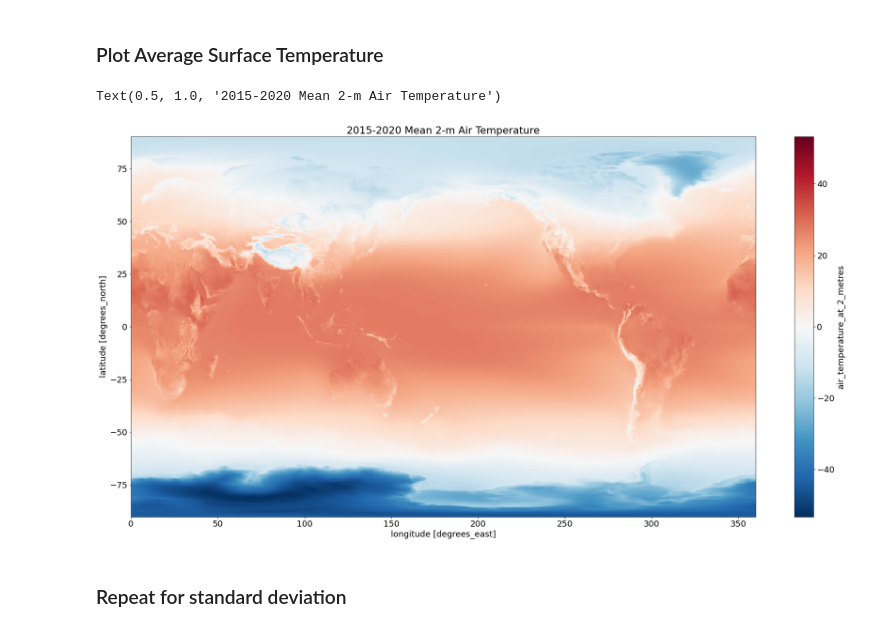
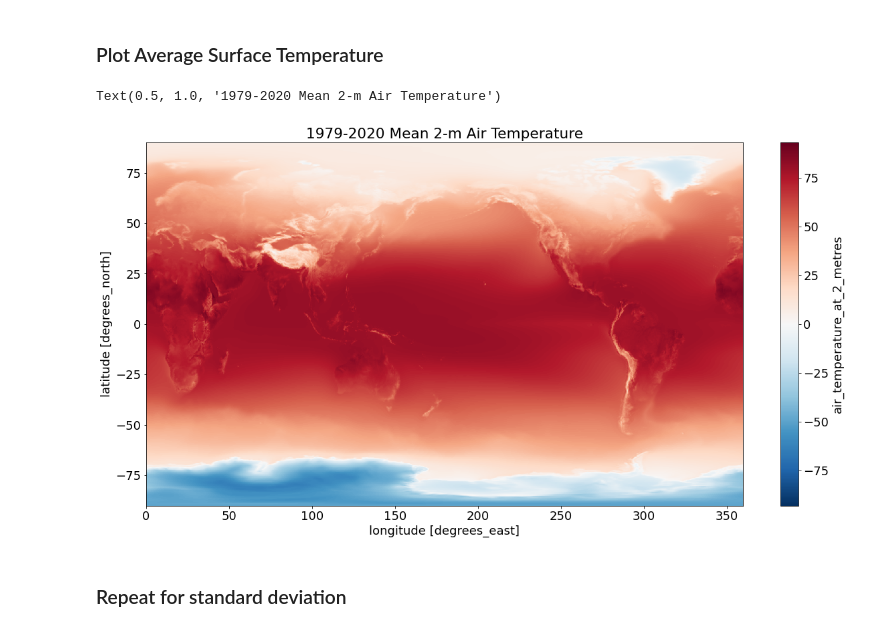
Before and after one commit to awslabs/amazon-asdi, a Jupyter notebook: examples/dask/notebooks/era5.ipynb, the cells around one changed output. Cells and saved outputs as stored; diff of their text form; code cells hidden in the pictures.

```diff
--- a/examples/dask/notebooks/era5.ipynb
+++ b/examples/dask/notebooks/era5.ipynb
@@ -59,6 +53,3 @@ client
 ## Open an Example File and Check the Native Chunking
 
 We want to chunk in a similar way for maximum performance
-# %%
-fs = s3fs.S3FileSystem(anon=True)
-fs.ls('era5-pds/2020/01/data')
@@ -118,7 +72,7 @@ Attributes:
 # %% [markdown]
 ## Open 2-m air temperature as a single dataset
 # %%
-start_year = 2015
+start_year = 1979
 end_year = 2020
 years = list(np.arange(start_year, end_year+1, 1))
 months = ["01", "02", "03", "04", "05", "06", "07", "08", "09", "10", "11", "12"]
@@ -133,5 +87,5 @@ files_mapper = [s3open(file_pattern.format(year=year,month=month)) for year in y
 # %%
 %%time
 
-ds = xr.open_mfdataset(files_mapper, engine='h5netcdf', chunks={'lon':400,'lat':400,'time0':720}, concat_dim='time0', combine='nested', coords='minimal', compat='override', parallel=True)
+ds = xr.open_mfdataset(files_mapper, engine='h5netcdf', chunks={'lon':200,'lat':200,'time0':720}, concat_dim='time0', combine='nested', coords='minimal', compat='override', parallel=True)
 # %% [output]
@@ -189,6 +115,6 @@ analysis
 # %%
-ds['air_temperature_at_2_metres'] = (ds.air_temperature_at_2_metres - 273.15)
-ds.air_temperature_at_2_metres.attrs['units'] = 'C'
+ds['air_temperature_at_2_metres'] = (ds.air_temperature_at_2_metres - 273.15) * 9.0 / 5.0 + 32.0
+ds.air_temperature_at_2_metres.attrs['units'] = 'F'
 # %% [markdown]
 ## Calculate the mean 2-m air temperature for all times
 # %%
@@ -234,11 +131,11 @@ progress(temp_mean)
 ### Plot Average Surface Temperature
 # %%
 temp_mean.compute()
-temp_mean.plot(figsize=(30, 15))
-plt.title('2015-2020 Mean 2-m Air Temperature')
+temp_mean.plot(figsize=(20, 10))
+plt.title('1979-2020 Mean 2-m Air Temperature')
 # %% [output]
-Text(0.5, 1.0, '2015-2020 Mean 2-m Air Temperature')
+Text(0.5, 1.0, '1979-2020 Mean 2-m Air Temperature')
-[figure, old version]
+[figure, new version]
 # %% [markdown]
 ### Repeat for standard deviation
 # %%
```
Also changed, not shown: parts of 20 cells of this notebook.
